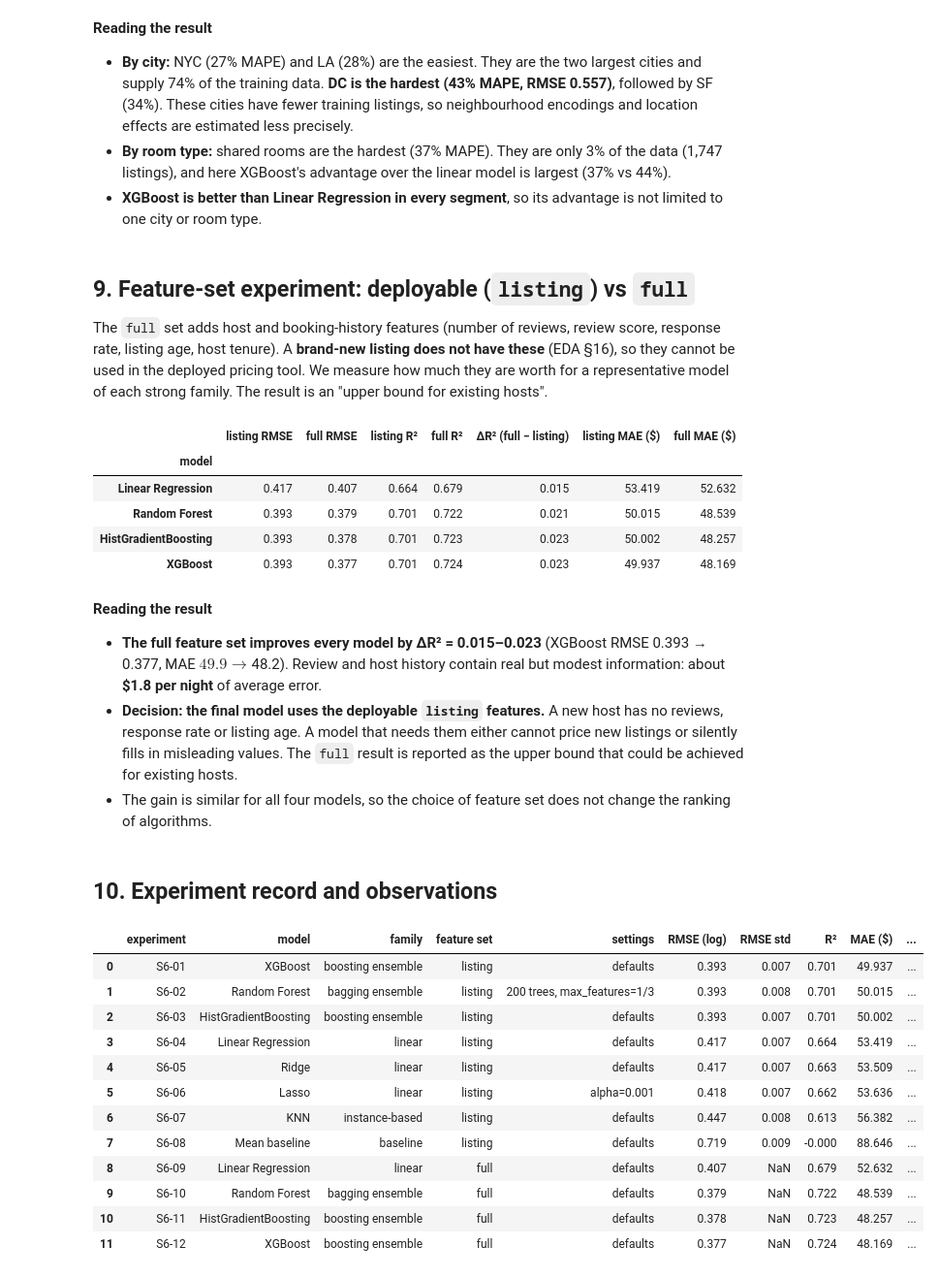
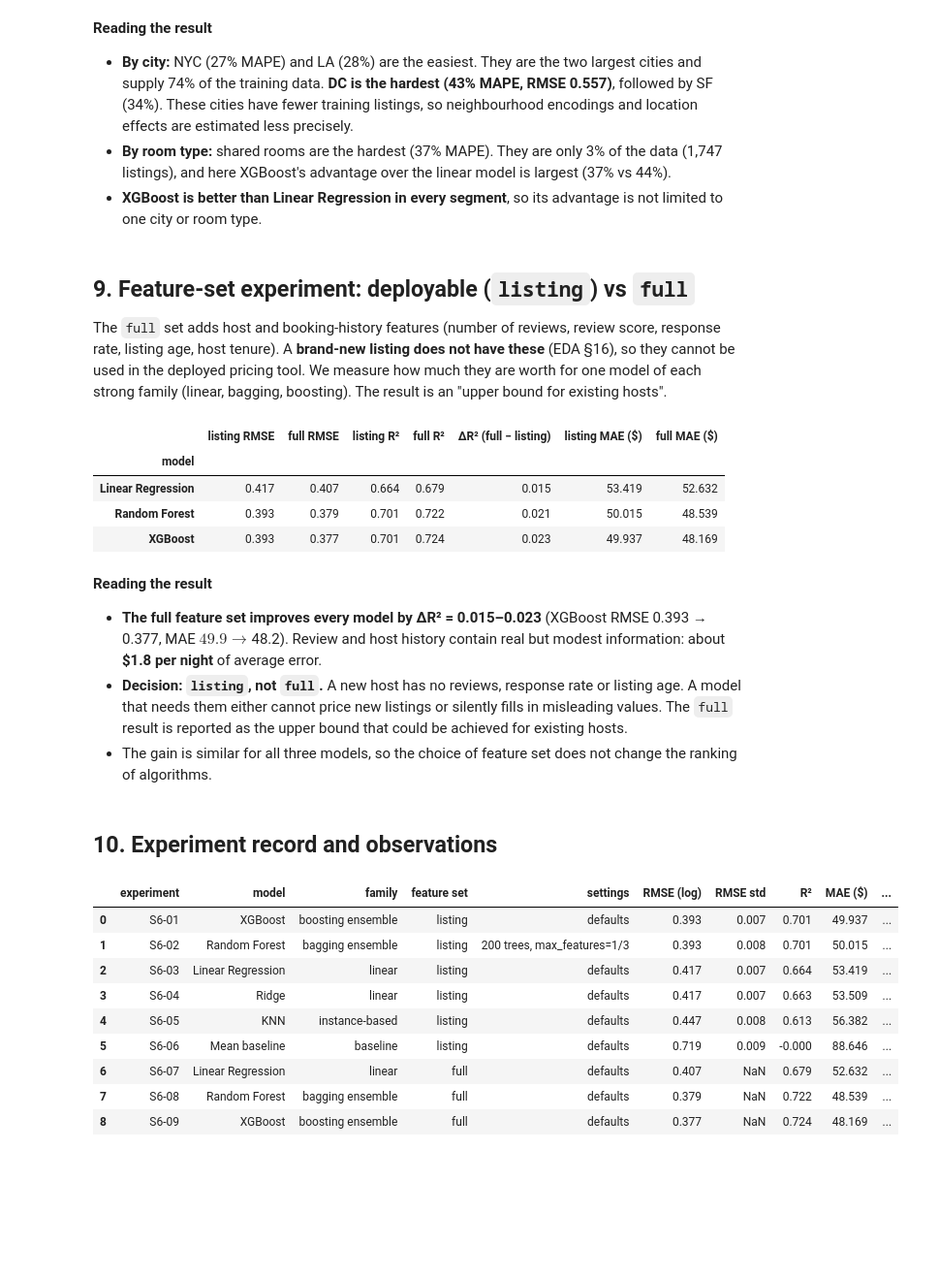
Before and after one commit to vinuridahanayake/airbnb-price-prediction, a Jupyter notebook: 03_Modelling_Airbnb.ipynb, the cells around one changed output. Shown at 97% size. Saved outputs shown, nothing was run; the diff lists cells and outputs as text; code cells hidden in the pictures; blank space fills up the shorter version.

```diff
--- a/03_Modelling_Airbnb.ipynb
+++ b/03_Modelling_Airbnb.ipynb
@@ -411,10 +410,10 @@ display(seg_errors("room_type"))
 - **XGBoost is better than Linear Regression in every segment**, so its advantage is not limited to one city or room type.
 # %% [markdown]
 ## 9. Feature-set experiment: deployable (`listing`) vs `full`
-The `full` set adds host and booking-history features (number of reviews, review score, response rate, listing age, host tenure). A **brand-new listing does not have these** (EDA §16), so they cannot be used in the deployed pricing tool. We measure how much they are worth for a representative model of each strong family. The result is an "upper bound for existing hosts".
+The `full` set adds host and booking-history features (number of reviews, review score, response rate, listing age, host tenure). A **brand-new listing does not have these** (EDA §16), so they cannot be used in the deployed pricing tool. We measure how much they are worth for one model of each strong family (linear, bagging, boosting). The result is an "upper bound for existing hosts".
 # %%
 fs_rows = []
-for name in [best_linear, "Random Forest", "HistGradientBoosting", "XGBoost"]:
+for name in [best_linear, "Random Forest", "XGBoost"]:
     folds_full, _ = md.cross_validate_model(md.make_pipeline(name, "full"), X_train, y_train)
     full = md.summarise_folds(folds_full)
     lst = summary.loc[name]
@@ -429,40 +428,35 @@ feature_sets
 | model |  |  |  |  |  |  |  |
 | Linear Regression | 0.417 | 0.407 | 0.664 | 0.679 | 0.015 | 53.419 | 52.632 |
 | Random Forest | 0.393 | 0.379 | 0.701 | 0.722 | 0.021 | 50.015 | 48.539 |
-| HistGradientBoosting | 0.393 | 0.378 | 0.701 | 0.723 | 0.023 | 50.002 | 48.257 |
 | XGBoost | 0.393 | 0.377 | 0.701 | 0.724 | 0.023 | 49.937 | 48.169 |
 # %% [markdown]
 **Reading the result**
 - **The full feature set improves every model by ΔR² = 0.015–0.023** (XGBoost RMSE 0.393 → 0.377, MAE $49.9 → $48.2). Review and host history contain real but modest information: about **$1.8 per night** of average error.
-- **Decision: the final model uses the deployable `listing` features.** A new host has no reviews, response rate or listing age. A model that needs them either cannot price new listings or silently fills in misleading values. The `full` result is reported as the upper bound that could be achieved for existing hosts.
-- The gain is similar for all four models, so the choice of feature set does not change the ranking of algorithms.
+- **Decision: `listing`, not `full`.** A new host has no reviews, response rate or listing age. A model that needs them either cannot price new listings or silently fills in misleading values. The `full` result is reported as the upper bound that could be achieved for existing hosts.
+- The gain is similar for all three models, so the choice of feature set does not change the ranking of algorithms.
 # %% [markdown]
 ## 10. Experiment record and observations
 # %%
 log = summary[["family", "RMSE (log)", "RMSE std", "R²", "MAE ($)", "within ±25% (%)", "fit time (s)"]].copy()
 log.insert(1, "feature set", "listing")
-log.insert(2, "settings", ["defaults" if n not in ("Lasso", "Random Forest") else
-                           ("alpha=0.001" if n == "Lasso" else "200 trees, max_features=1/3") for n in log.index])
+log.insert(2, "settings", ["200 trees, max_features=1/3" if n == "Random Forest" else "defaults" for n in log.index])
 log = pd.concat([log.reset_index(names="model"),
                  feature_sets.reset_index()[["model"]].assign(**{"family": [md.MODELS[n][1] for n in feature_sets.index], "feature set": "full", "settings": "defaults",
                      "RMSE (log)": feature_sets["full RMSE"].values, "R²": feature_sets["full R²"].values,
                      "MAE ($)": feature_sets["full MAE ($)"].values})], ignore_index=True)
 log.insert(0, "experiment", [f"S6-{i + 1:02d}" for i in range(len(log))])
 log.to_csv(RESULTS_DIR / "stage6_experiment_log.csv", index=False)
 log
 # %% [output]
 |  | experiment | model | family | feature set | settings | RMSE (log) | RMSE std | R² | MAE ($) | ... |
 | 0 | S6-01 | XGBoost | boosting ensemble | listing | defaults | 0.393 | 0.007 | 0.701 | 49.937 | ... |
 | 1 | S6-02 | Random Forest | bagging ensemble | listing | 200 trees, max_features=1/3 | 0.393 | 0.008 | 0.701 | 50.015 | ... |
-| 2 | S6-03 | HistGradientBoosting | boosting ensemble | listing | defaults | 0.393 | 0.007 | 0.701 | 50.002 | ... |
-| 3 | S6-04 | Linear Regression | linear | listing | defaults | 0.417 | 0.007 | 0.664 | 53.419 | ... |
-| 4 | S6-05 | Ridge | linear | listing | defaults | 0.417 | 0.007 | 0.663 | 53.509 | ... |
-| 5 | S6-06 | Lasso | linear | listing | alpha=0.001 | 0.418 | 0.007 | 0.662 | 53.636 | ... |
-| 6 | S6-07 | KNN | instance-based | listing | defaults | 0.447 | 0.008 | 0.613 | 56.382 | ... |
-| 7 | S6-08 | Mean baseline | baseline | listing | defaults | 0.719 | 0.009 | -0.000 | 88.646 | ... |
-| 8 | S6-09 | Linear Regression | linear | full | defaults | 0.407 | NaN | 0.679 | 52.632 | ... |
-| 9 | S6-10 | Random Forest | bagging ensemble | full | defaults | 0.379 | NaN | 0.722 | 48.539 | ... |
-| 10 | S6-11 | HistGradientBoosting | boosting ensemble | full | defaults | 0.378 | NaN | 0.723 | 48.257 | ... |
-| 11 | S6-12 | XGBoost | boosting ensemble | full | defaults | 0.377 | NaN | 0.724 | 48.169 | ... |
+| 2 | S6-03 | Linear Regression | linear | listing | defaults | 0.417 | 0.007 | 0.664 | 53.419 | ... |
+| 3 | S6-04 | Ridge | linear | listing | defaults | 0.417 | 0.007 | 0.663 | 53.509 | ... |
+| 4 | S6-05 | KNN | instance-based | listing | defaults | 0.447 | 0.008 | 0.613 | 56.382 | ... |
+| 5 | S6-06 | Mean baseline | baseline | listing | defaults | 0.719 | 0.009 | -0.000 | 88.646 | ... |
+| 6 | S6-07 | Linear Regression | linear | full | defaults | 0.407 | NaN | 0.679 | 52.632 | ... |
+| 7 | S6-08 | Random Forest | bagging ensemble | full | defaults | 0.379 | NaN | 0.722 | 48.539 | ... |
+| 8 | S6-09 | XGBoost | boosting ensemble | full | defaults | 0.377 | NaN | 0.724 | 48.169 | ... |
 # %% [markdown]
 ### Observations
```
Also changed, not shown: parts of 13 cells of this notebook, 9 other files.
